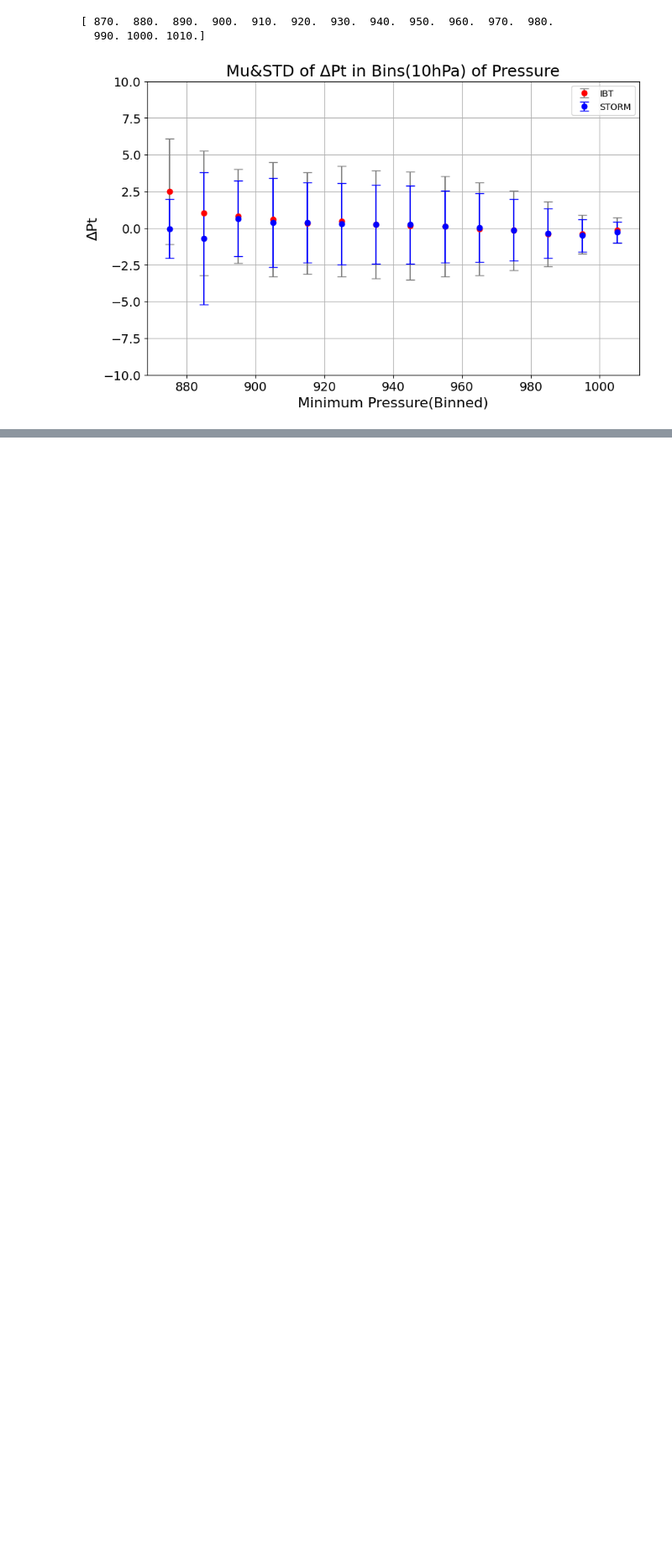
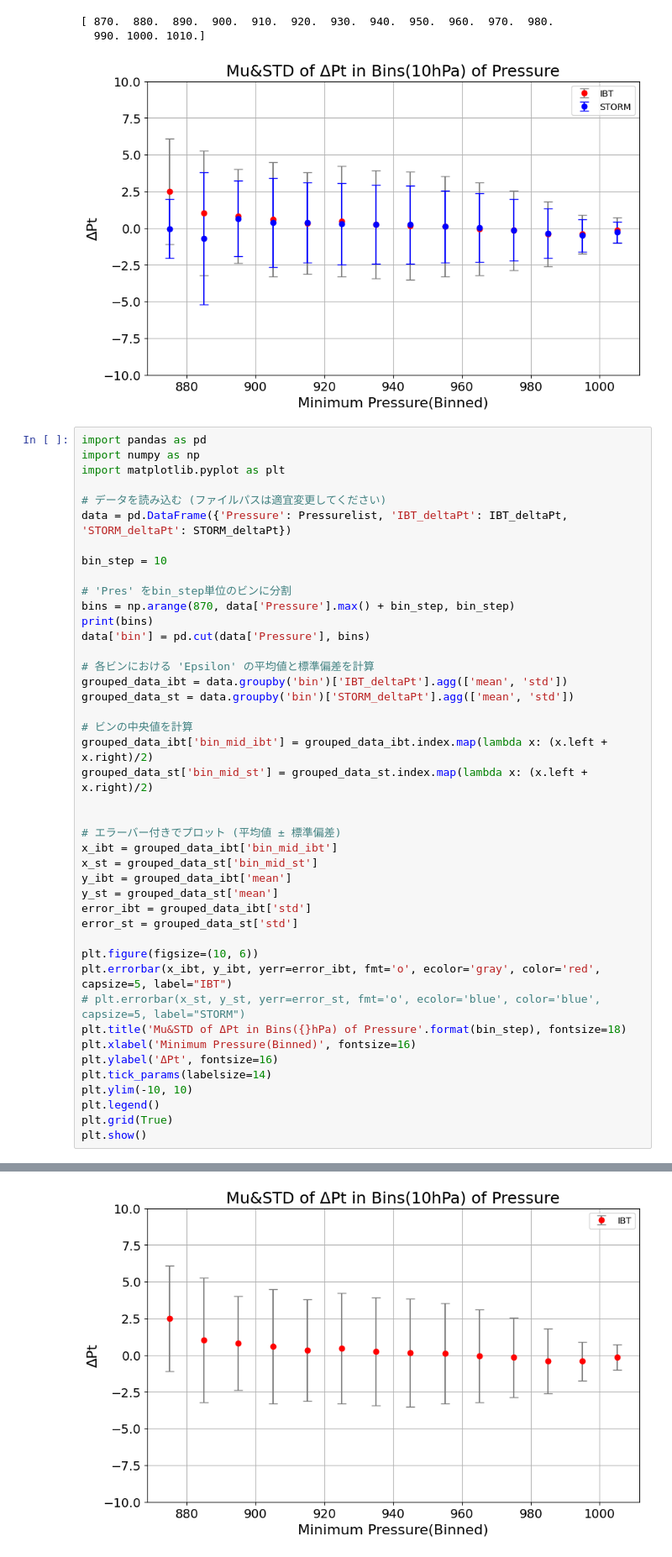
Before and after one commit to greedtn/STORM_CODE, a Jupyter notebook: Preprocessing/analysis/4_pressure.ipynb, the cells around one changed output, grey strips where cells are left out. Shown at 84% size. Drawn from its saved outputs; the diff is of its cells as text; blank space fills up the shorter version.

```diff
--- a/Preprocessing/analysis/4_pressure.ipynb
+++ b/Preprocessing/analysis/4_pressure.ipynb
@@ -105,3 +105,47 @@ plt.show()
 [ 870.  880.  890.  900.  910.  920.  930.  940.  950.  960.  970.  980.
   990. 1000. 1010.]
 [figure]
+# %%
+import pandas as pd
+import numpy as np
+import matplotlib.pyplot as plt
+
+# データを読み込む (ファイルパスは適宜変更してください)
+data = pd.DataFrame({'Pressure': Pressurelist, 'IBT_deltaPt': IBT_deltaPt, 'STORM_deltaPt': STORM_deltaPt})
+
+bin_step = 10
+
+# 'Pres' をbin_step単位のビンに分割
+bins = np.arange(870, data['Pressure'].max() + bin_step, bin_step)
+print(bins)
+data['bin'] = pd.cut(data['Pressure'], bins)
+
+# 各ビンにおける 'Epsilon' の平均値と標準偏差を計算
+grouped_data_ibt = data.groupby('bin')['IBT_deltaPt'].agg(['mean', 'std'])
+grouped_data_st = data.groupby('bin')['STORM_deltaPt'].agg(['mean', 'std'])
+
+# ビンの中央値を計算
+grouped_data_ibt['bin_mid_ibt'] = grouped_data_ibt.index.map(lambda x: (x.left + x.right)/2)
+grouped_data_st['bin_mid_st'] = grouped_data_st.index.map(lambda x: (x.left + x.right)/2)
+
+
+# エラーバー付きでプロット (平均値 ± 標準偏差)
+x_ibt = grouped_data_ibt['bin_mid_ibt']
+x_st = grouped_data_st['bin_mid_st']
+y_ibt = grouped_data_ibt['mean']
+y_st = grouped_data_st['mean']
+error_ibt = grouped_data_ibt['std']
+error_st = grouped_data_st['std']
+
+plt.figure(figsize=(10, 6))
+plt.errorbar(x_ibt, y_ibt, yerr=error_ibt, fmt='o', ecolor='gray', color='red', capsize=5, label="IBT")
+# plt.errorbar(x_st, y_st, yerr=error_st, fmt='o', ecolor='blue', color='blue', capsize=5, label="STORM")
+plt.title('Mu&STD of ΔPt in Bins({}hPa) of Pressure'.format(bin_step), fontsize=18)
+plt.xlabel('Minimum Pressure(Binned)', fontsize=16)
+plt.ylabel('ΔPt', fontsize=16)
+plt.tick_params(labelsize=14)
+plt.ylim(-10, 10)
+plt.legend()
+plt.grid(True)
+plt.show()
+# %% [output]
@@ -107,0 +154 @@ plt.show()
+[figure, added]
```
Also changed, not shown: parts of 18 cells of this notebook, 1 other file.
